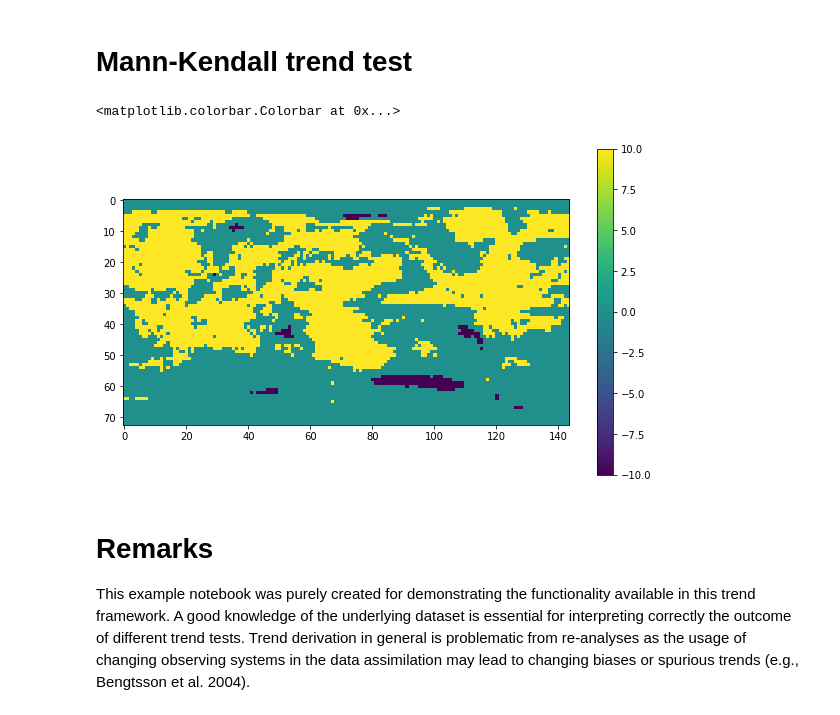
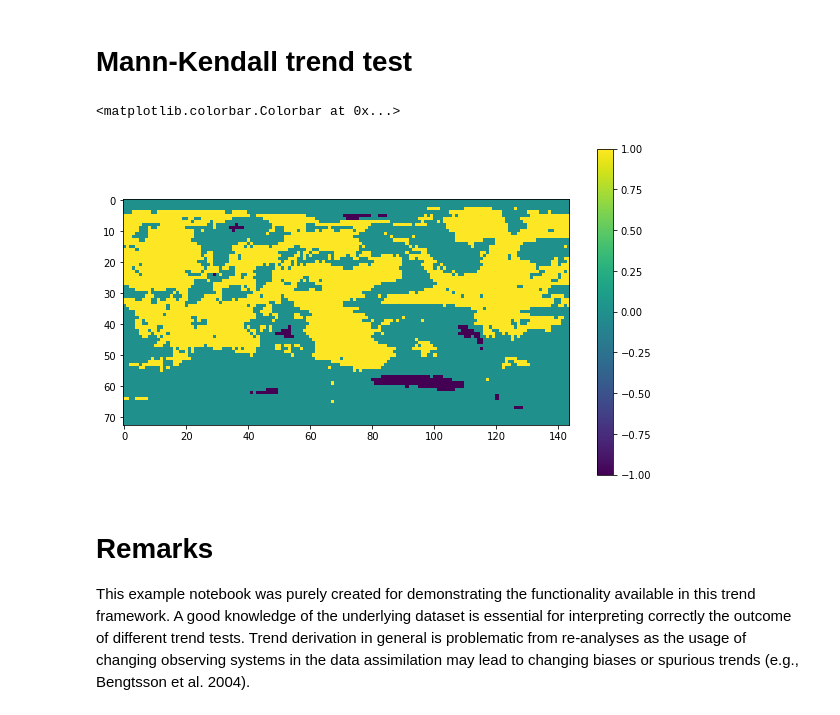
Before and after one commit to bascrezee/trend_framework, a Jupyter notebook: example_trends_3d.ipynb, the cells around one changed output. Saved outputs shown, nothing was run; the diff lists cells and outputs as text; code cells hidden in the pictures.

```diff
--- a/example_trends_3d.ipynb
+++ b/example_trends_3d.ipynb
@@ -71,11 +71,11 @@ plt.colorbar()
 # %%
 result = dask.array.apply_along_axis(mannkendall,0,mydat.data)
 plt.figure(figsize=(10,6))
-plt.imshow(10*result)
+plt.imshow(result)
 plt.colorbar()
 # %% [output]
 <matplotlib.colorbar.Colorbar at 0x...>
-[figure, old version]
+[figure, new version]
 # %% [markdown]
 # Remarks
 This example notebook was purely created for demonstrating the functionality available in this trend framework. A good knowledge of the underlying dataset is essential for interpreting correctly the outcome of different trend tests. Trend derivation in general is problematic from re-analyses as the usage of changing observing systems in the data assimilation may lead to changing biases or spurious trends (e.g., Bengtsson et al. 2004).
```
